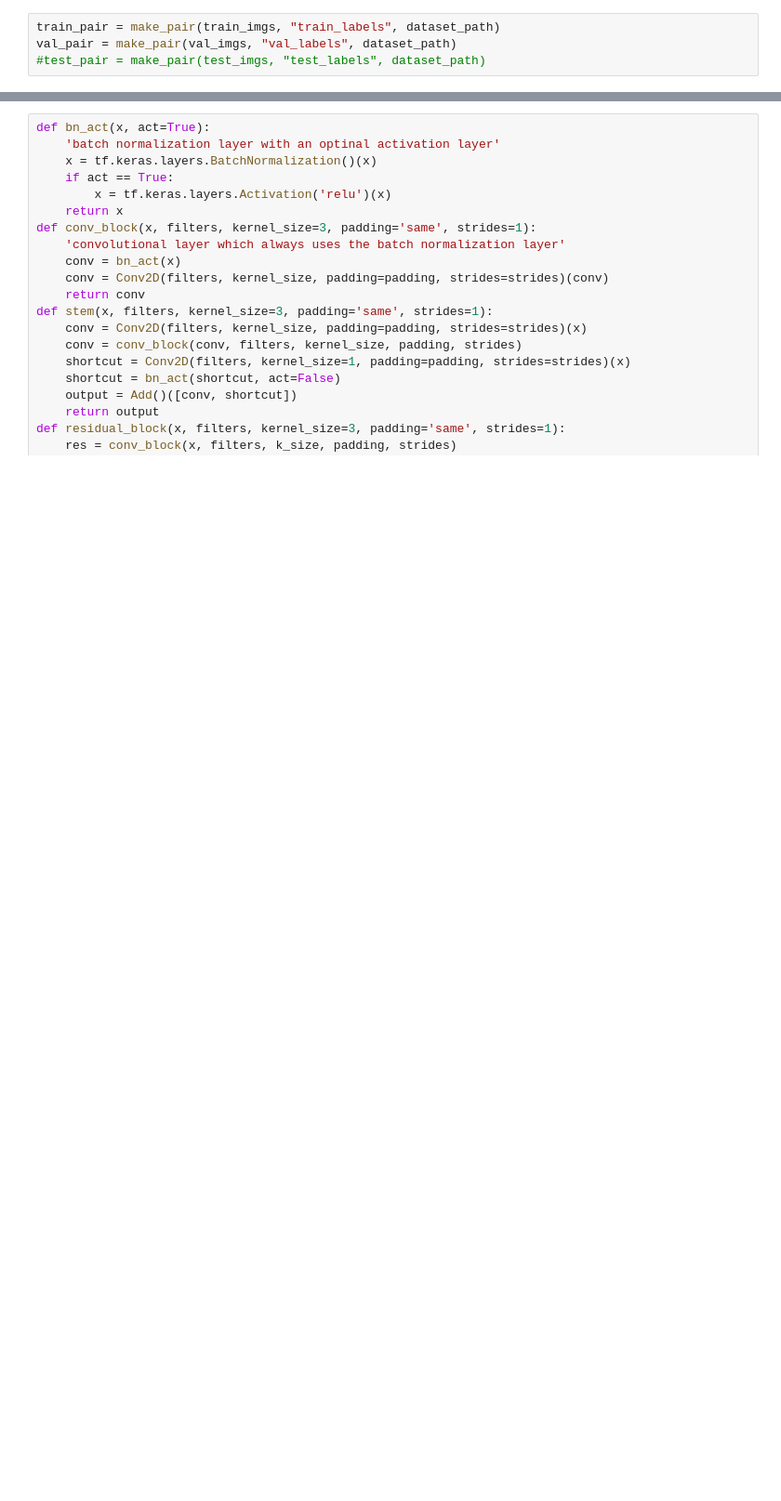
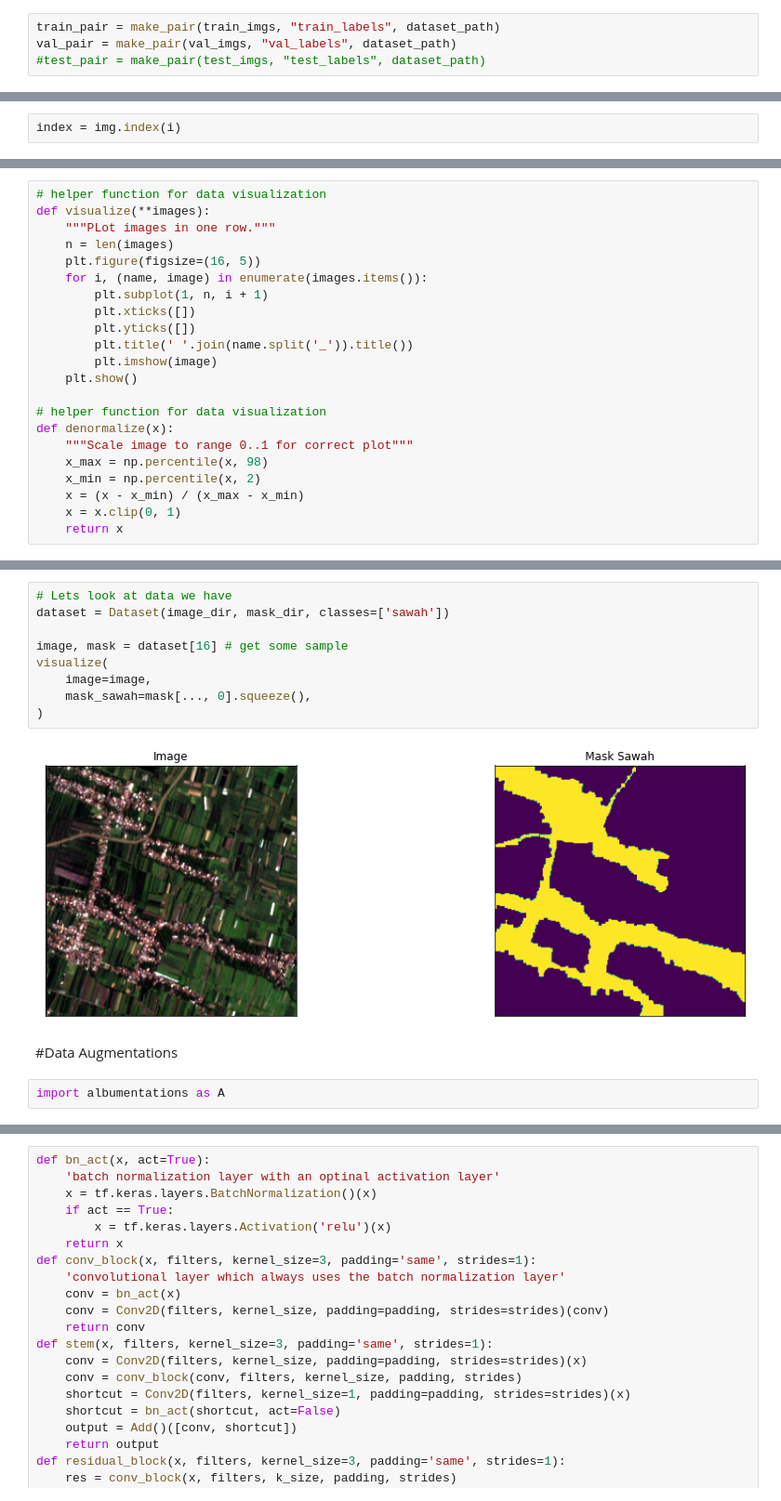
Before and after one commit to asahazmy/Field-prediction, a Jupyter notebook: Field_prediction.ipynb, the cells around one changed output, grey strips where cells are left out. Shown: that part at 93% size. Saved outputs shown, nothing was run; the diff lists cells and outputs as text; blank space fills up the shorter version.

```diff
--- a/Field_prediction.ipynb
+++ b/Field_prediction.ipynb
@@ -273,0 +424,2 @@ Data generator(end)
+# %%
+index = img.index(i)
@@ -273,0 +447,22 @@ Data generator(end)
+# %%
+# helper function for data visualization
+def visualize(**images):
+    """PLot images in one row."""
+    n = len(images)
+    plt.figure(figsize=(16, 5))
+    for i, (name, image) in enumerate(images.items()):
+        plt.subplot(1, n, i + 1)
+        plt.xticks([])
+        plt.yticks([])
+        plt.title(' '.join(name.split('_')).title())
+        plt.imshow(image)
+    plt.show()
+
+# helper function for data visualization
+def denormalize(x):
+    """Scale image to range 0..1 for correct plot"""
+    x_max = np.percentile(x, 98)
+    x_min = np.percentile(x, 2)
+    x = (x - x_min) / (x_max - x_min)
+    x = x.clip(0, 1)
+    return x
@@ -273,0 +575,15 @@ Data generator(end)
+# %%
+# Lets look at data we have
+dataset = Dataset(image_dir, mask_dir, classes=['sawah'])
+
+image, mask = dataset[16] # get some sample
+visualize(
+    image=image,
+    mask_sawah=mask[..., 0].squeeze(),
+)
+# %% [output]
+[figure, added]
+# %% [markdown]
+#Data Augmentations
+# %%
+import albumentations as A
```
Also changed, not shown: parts of 45 cells of this notebook.
